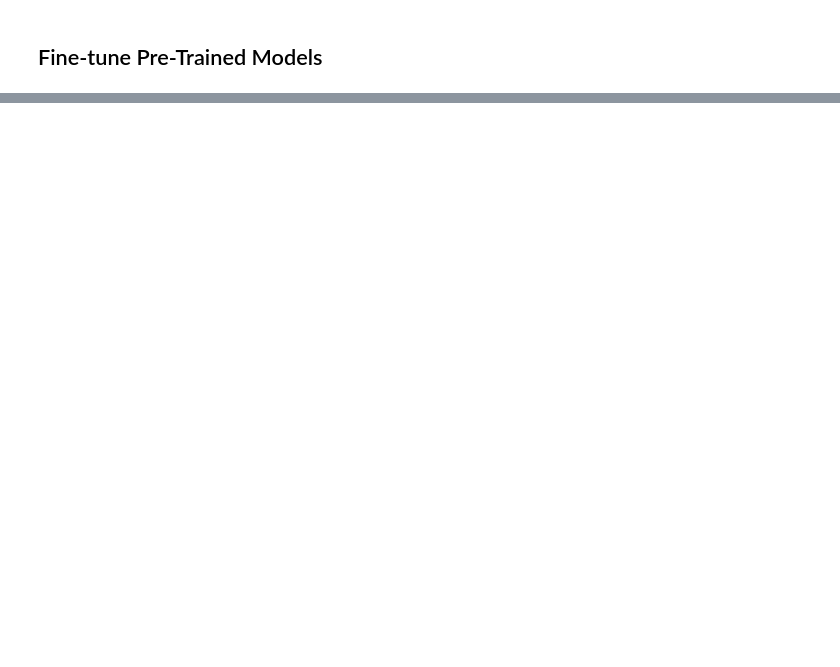
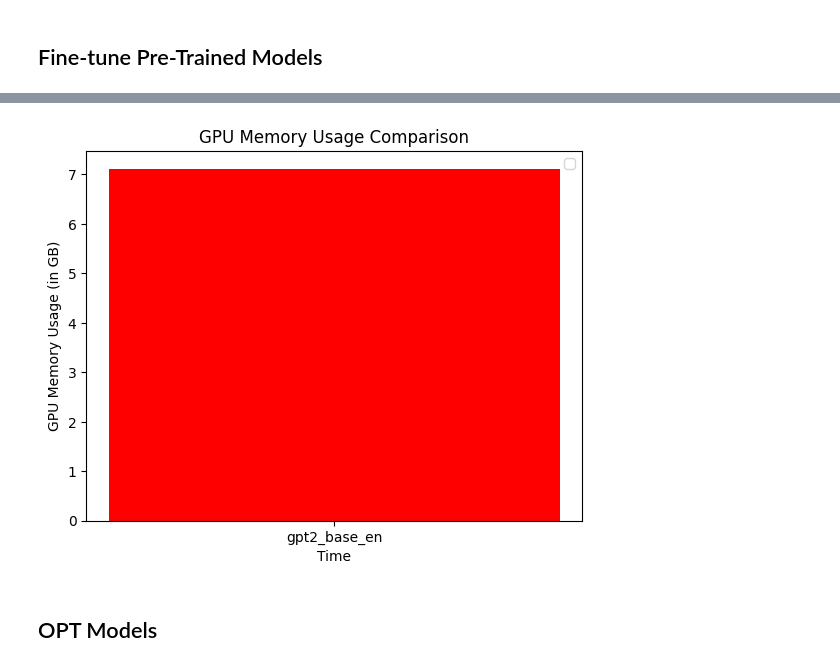
Before and after one commit to dscer/Codeathon_3, a Jupyter notebook: ybt7qf_codeathon_3.ipynb, the cells around one changed output, grey strips where cells are left out. Saved outputs shown, nothing was run; the diff lists cells and outputs as text; code cells hidden in the pictures; blank space fills up the shorter version.

```diff
--- a/ybt7qf_codeathon_3.ipynb
+++ b/ybt7qf_codeathon_3.ipynb
@@ -481,0 +347,40 @@ for model_name in model_list:
+# %%
+gpt2_model_list = [
+    "gpt2_base_en",
+    # "gpt2_medium_en",
+    # "gpt2_large_en",
+    # "gpt2_extra_large_en",
+]
+
+gpt2_memory_use = {}
+
+for model_name in gpt2_model_list:
+
+    print(f"-------- Training {model_name} ---------------")
+
+    preprocessor = keras_nlp.models.GPT2CausalLMPreprocessor.from_preset(
+        model_name,
+        sequence_length=128,
+    )
+    tmp_lm = keras_nlp.models.GPT2CausalLM.from_preset(
+        model_name, preprocessor=preprocessor
+    )
+
+    tmp_lm.compile(
+        optimizer=keras.optimizers.Adam(learning_rate),
+        loss=loss,
+        weighted_metrics=["accuracy"],
+    )
+
+    gpu_memory_callback = GPUMemoryCallback(
+        target_batches=[5, 10, 25, 50, 100, 150, 200, 300, 400, 500],
+        print_stats=True,
+    )
+
+    tmp_lm.fit(train_ds,
+               epochs=num_epochs,
+               callbacks=[gpu_memory_callback])
+
+    gpt2_memory_use[model_name] = gpu_memory_callback.memory_usage
+
+    generate_text(tmp_lm, "I like basketball")
@@ -481,0 +397,3 @@ for model_name in model_list:
+# %%
+plot_memory_use(gpt2_model_list, gpt2_memory_use)
+# %% [output]
@@ -481,0 +401,3 @@ for model_name in model_list:
+[figure, added]
+# %% [markdown]
+## OPT Models
```
Also changed, not shown: parts of 43 cells of this notebook.
